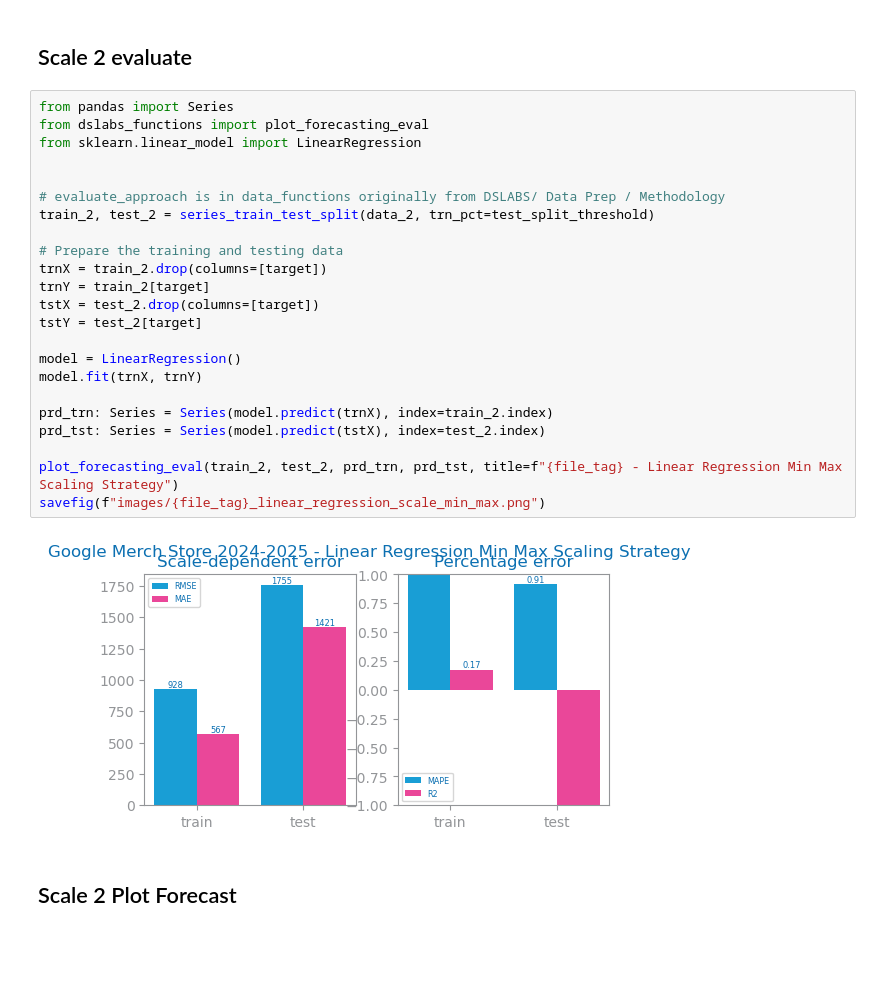
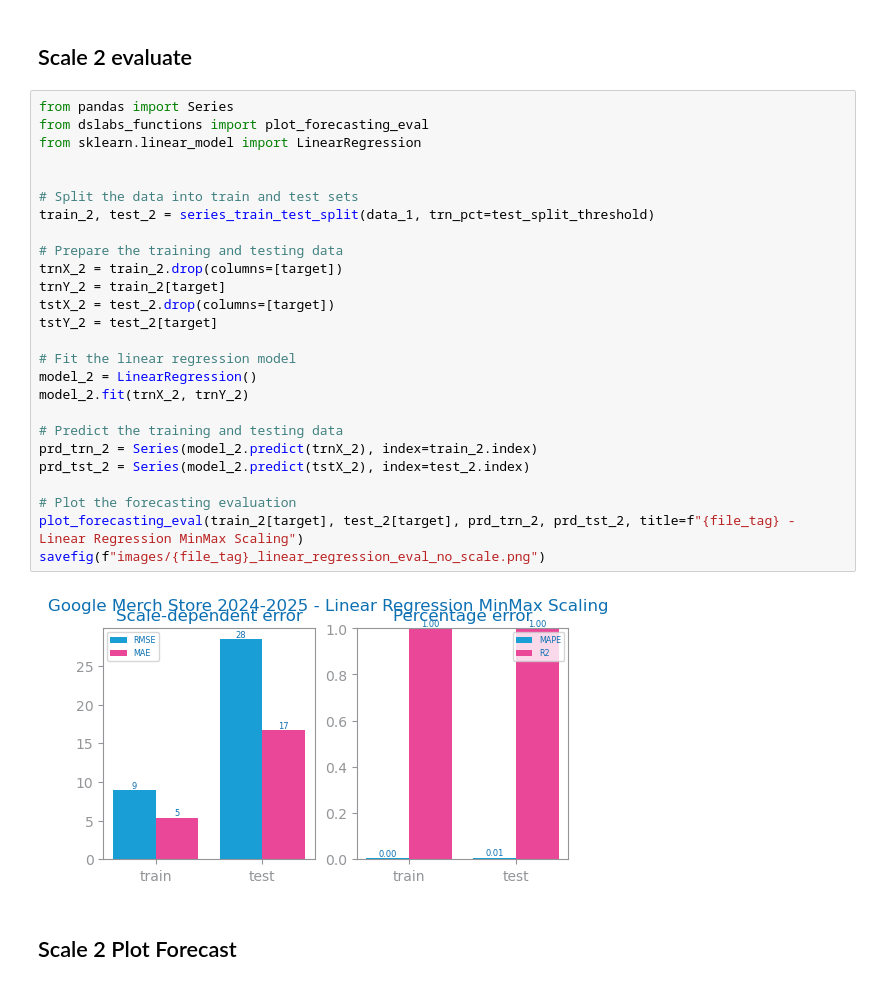
Before and after one commit to jvanalytics/ist_dash_2024_rec, a Jupyter notebook: time_series_forecasting/notebooks/dataset_3/3_ga4_merch_agg_2024_time_series_scaling.ipynb, the cells around one changed output. Cells and saved outputs as stored; diff of their text form; blank space fills up the shorter version.

Commit message:
added linear regression evaluation to mv, scaling and differentiation

```diff
--- a/time_series_forecasting/notebooks/dataset_3/3_ga4_merch_agg_2024_time_series_scaling.ipynb
+++ b/time_series_forecasting/notebooks/dataset_3/3_ga4_merch_agg_2024_time_series_scaling.ipynb
@@ -198,28 +205,31 @@ series_2: Series = data_2[target]
 # %%
 from pandas import Series
 from dslabs_functions import plot_forecasting_eval
 from sklearn.linear_model import LinearRegression
 
 
-# evaluate_approach is in data_functions originally from DSLABS/ Data Prep / Methodology
-train_2, test_2 = series_train_test_split(data_2, trn_pct=test_split_threshold)
+# Split the data into train and test sets
+train_2, test_2 = series_train_test_split(data_1, trn_pct=test_split_threshold)
 
 # Prepare the training and testing data
-trnX = train_2.drop(columns=[target])
-trnY = train_2[target]
-tstX = test_2.drop(columns=[target])
-tstY = test_2[target]
+trnX_2 = train_2.drop(columns=[target])
+trnY_2 = train_2[target]
+tstX_2 = test_2.drop(columns=[target])
+tstY_2 = test_2[target]
 
-model = LinearRegression()
-model.fit(trnX, trnY)
+# Fit the linear regression model
+model_2 = LinearRegression()
+model_2.fit(trnX_2, trnY_2)
 
-prd_trn: Series = Series(model.predict(trnX), index=train_2.index)
-prd_tst: Series = Series(model.predict(tstX), index=test_2.index)
+# Predict the training and testing data
+prd_trn_2 = Series(model_2.predict(trnX_2), index=train_2.index)
+prd_tst_2 = Series(model_2.predict(tstX_2), index=test_2.index)
 
-plot_forecasting_eval(train_2, test_2, prd_trn, prd_tst, title=f"{file_tag} - Linear Regression Min Max Scaling Strategy")
-savefig(f"images/{file_tag}_linear_regression_scale_min_max.png")
+# Plot the forecasting evaluation
+plot_forecasting_eval(train_2[target], test_2[target], prd_trn_2, prd_tst_2, title=f"{file_tag} - Linear Regression MinMax Scaling")
+savefig(f"images/{file_tag}_linear_regression_eval_no_scale.png")
 # %% [output]
-[figure, old version]
+[figure, new version]
 # %% [markdown]
 ## Scale 2 Plot Forecast
 # %%
```
Also changed, not shown: parts of 9 cells of this notebook, 6 other files.
